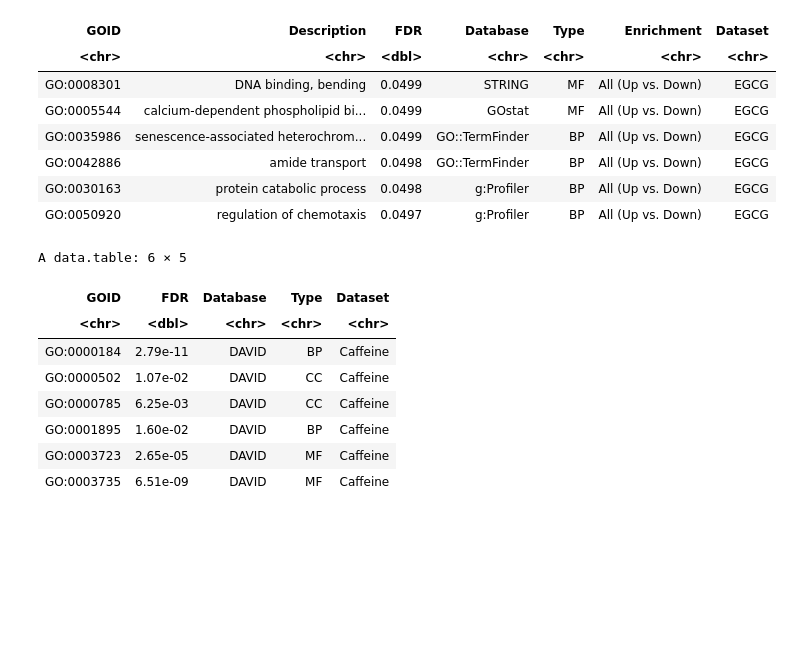
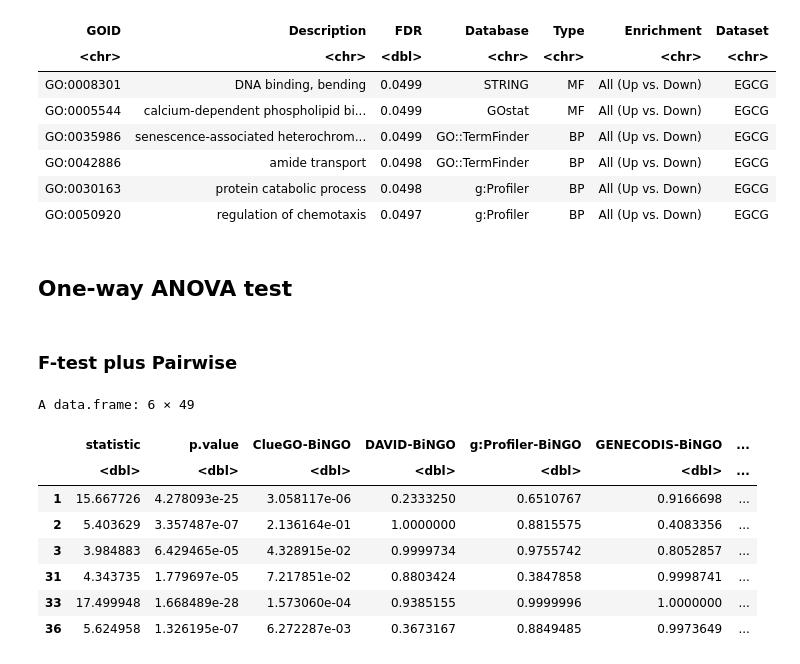
Before and after one commit to kittisaktaoma/GO-tools-comparsion, a Jupyter notebook: GO_tools_Comparison.ipynb, the cells around one changed output. Saved outputs shown, nothing was run; the diff lists cells and outputs as text; code cells hidden in the pictures; blank space fills up the shorter version.

```diff
--- a/GO_tools_Comparison.ipynb
+++ b/GO_tools_Comparison.ipynb
@@ -970,61 +970,49 @@ A data.table: 6 × 7
 | GO:0042886 | amide transport | 0.0498 | GO::TermFinder | BP | All (Up vs. Down) | EGCG |
 | GO:0030163 | protein catabolic process | 0.0498 | g:Profiler | BP | All (Up vs. Down) | EGCG |
 | GO:0050920 | regulation of chemotaxis | 0.0497 | g:Profiler | BP | All (Up vs. Down) | EGCG |
+# %% [markdown]
+## One-way ANOVA test
+# %% [markdown]
+### F-test plus Pairwise
 # %%
 Caffeine.test <- all[,-c(2,6)] %>% filter(.,Dataset == "Caffeine") %>% unique()
 EGCG.test <- all[,-c(2,6)] %>% filter(.,Dataset == "EGCG") %>% unique()
 
-all.test <- rbind(Caffeine.test,EGCG.test)
+all.test <- rbind(Caffeine.test,EGCG.test)[,-c(1,2)] %>% unique()
+head(all.test)
 all.test.99 <- rbind(Caffeine.test,EGCG.test)
 head(all.test.99)
-# %% [output]
-A data.table: 6 × 5
-| GOID | FDR | Database | Type | Dataset |
-| <chr> | <dbl> | <chr> | <chr> | <chr> |
-| GO:0000184 | 2.79e-11 | DAVID | BP | Caffeine |
-| GO:0000502 | 1.07e-02 | DAVID | CC | Caffeine |
-| GO:0000785 | 6.25e-03 | DAVID | CC | Caffeine |
-| GO:0001895 | 1.60e-02 | DAVID | BP | Caffeine |
-| GO:0003723 | 2.65e-05 | DAVID | MF | Caffeine |
-| GO:0003735 | 6.51e-09 | DAVID | MF | Caffeine |
 # %%
 datalist <- list()
-i <- 1
 for (i in 1:nrow(all.test)) {
-     print(i)
      all.test.01 <- all.test.99 %>% filter(.,Type == all.test[i,2] %>% unlist(),
                                             Dataset == all.test[i,3] %>% unlist())
      res.aov <- aov(FDR ~ Database, data = all.test.01)
      # What is the effect of the treatment on the value ?
 
      model=lm( all.test.01$FDR ~ all.test.01$Database )
      ANOVA=aov(model)
 
          # Tukey test to study each pair of treatment :
       TUKEY <- TukeyHSD(x=ANOVA, 'all.test.01$Database', conf.level=0.95)
       TUKEY.02 <- TUKEY$`all.test.01$Database` %>% as.data.frame() %>% select(-diff,-lwr,-upr)
       TUKEY.03 <- t(TUKEY.02) %>% as.data.frame()
       rownames(TUKEY.03) <- NULL
       res <- cbind(tidy(res.aov)[-2,],TUKEY.03)[,-c(1,2,3,4)]
       res$Type <- all.test[i,2] %>% unlist()
       res$Dataset <-all.test[i,3] %>% unlist()
       datalist[[i]] <- res
 }
 
 res.01 <- do.call(rbind,datalist) %>% unique()
-#write.csv(res.01,"res_anova.csv")
 head(res.01)
-#me.tools <- all[,-c(2,6)] %>% filter(.,Enrichment == "All (Up vs. Down)") %>% filter(.,Condition == "Significant") %>% unique() %>%
-#  group_by(Dataset,Database,Type) %>% summarise(me=median(FDR),sd=sd(FDR)) %>% as.data.frame()
-
-#me.tools <- me.tools[order(me.tools$me,me.tools$sd),]
-#
-#me.tools[,c(4,5)] <- round(me.tools[,c(4,5)], 8)
-#me.tools[,5] <- round(me.tools[,5], 4)
-#me.tools[,c(4,5)] <- format(me.tools[,c(4,5)], scientific = T)
-
-
-#me.tools$sumstat <- paste0(me.tools$me," ","(",me.tools$sd,")")
-
-#res.me <- reshape(me.tools[,-c(4,5)],idvar = c("Dataset","Type"),timevar = "Database",direction = "wide")
-#write.csv(res.me,"res_mr.csv")
+# %% [output]
+A data.frame: 6 × 49
+|  | statistic | p.value | ClueGO-BiNGO | DAVID-BiNGO | g:Profiler-BiNGO | GENECODIS-BiNGO | ... |
+|  | <dbl> | <dbl> | <dbl> | <dbl> | <dbl> | <dbl> | ... |
+| 1 | 15.667726 | 4.278093e-25 | 3.058117e-06 | 0.2333250 | 0.6510767 | 0.9166698 | ... |
+| 2 | 5.403629 | 3.357487e-07 | 2.136164e-01 | 1.0000000 | 0.8815575 | 0.4083356 | ... |
+| 3 | 3.984883 | 6.429465e-05 | 4.328915e-02 | 0.9999734 | 0.9755742 | 0.8052857 | ... |
+| 31 | 4.343735 | 1.779697e-05 | 7.217851e-02 | 0.8803424 | 0.3847858 | 0.9998741 | ... |
+| 33 | 17.499948 | 1.668489e-28 | 1.573060e-04 | 0.9385155 | 0.9999996 | 1.0000000 | ... |
+| 36 | 5.624958 | 1.326195e-07 | 6.272287e-03 | 0.3673167 | 0.8849485 | 0.9973649 | ... |
```
Also changed, not shown: parts of 4 cells of this notebook.
